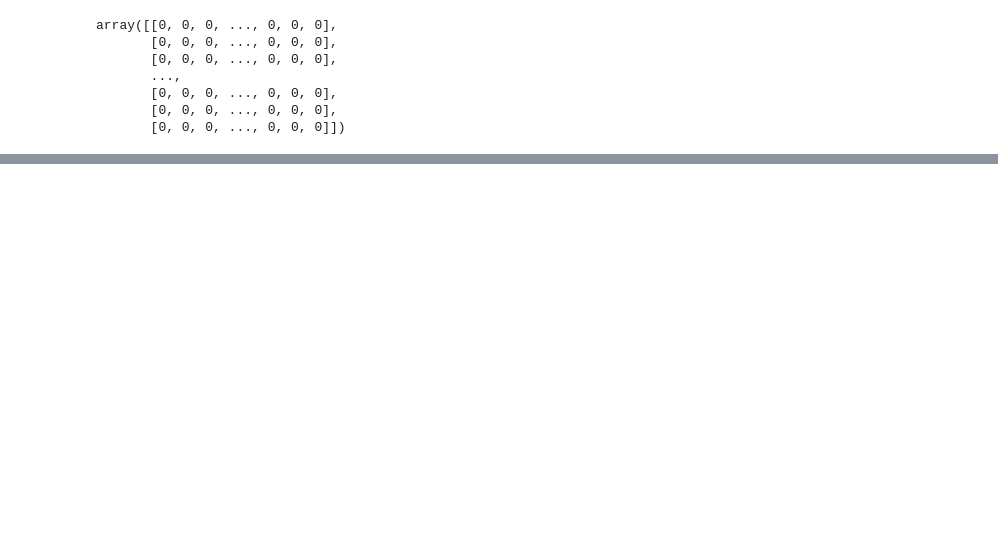
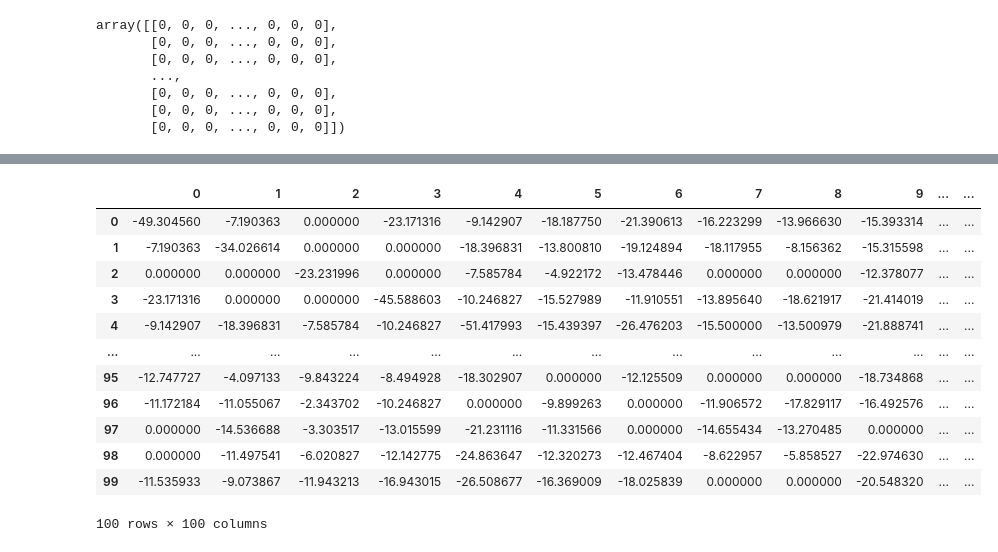
Before and after one commit to ThanosApostolou/aics-pattern-recognition, a Jupyter notebook: IMDB.ipynb, the cells around one changed output, grey strips where cells are left out. Saved outputs shown, nothing was run; the diff lists cells and outputs as text; code cells hidden in the pictures; blank space fills up the shorter version.

```diff
--- a/IMDB.ipynb
+++ b/IMDB.ipynb
@@ -374,0 +436,18 @@ print(labels)
+# %%
+df_cosine = pd.DataFrame(Dist_cosine)
+df_cosine = df_cosine.replace(np.nan, 0)
+df_cosine
+# %% [output]
+|  | 0 | 1 | 2 | 3 | 4 | 5 | 6 | 7 | 8 | 9 | ... | ... |
+| 0 | -49.304560 | -7.190363 | 0.000000 | -23.171316 | -9.142907 | -18.187750 | -21.390613 | -16.223299 | -13.966630 | -15.393314 | ... | ... |
+| 1 | -7.190363 | -34.026614 | 0.000000 | 0.000000 | -18.396831 | -13.800810 | -19.124894 | -18.117955 | -8.156362 | -15.315598 | ... | ... |
+| 2 | 0.000000 | 0.000000 | -23.231996 | 0.000000 | -7.585784 | -4.922172 | -13.478446 | 0.000000 | 0.000000 | -12.378077 | ... | ... |
+| 3 | -23.171316 | 0.000000 | 0.000000 | -45.588603 | -10.246827 | -15.527989 | -11.910551 | -13.895640 | -18.621917 | -21.414019 | ... | ... |
+| 4 | -9.142907 | -18.396831 | -7.585784 | -10.246827 | -51.417993 | -15.439397 | -26.476203 | -15.500000 | -13.500979 | -21.888741 | ... | ... |
+| ... | ... | ... | ... | ... | ... | ... | ... | ... | ... | ... | ... | ... |
+| 95 | -12.747727 | -4.097133 | -9.843224 | -8.494928 | -18.302907 | 0.000000 | -12.125509 | 0.000000 | 0.000000 | -18.734868 | ... | ... |
+| 96 | -11.172184 | -11.055067 | -2.343702 | -10.246827 | 0.000000 | -9.899263 | 0.000000 | -11.906572 | -17.829117 | -16.492576 | ... | ... |
+| 97 | 0.000000 | -14.536688 | -3.303517 | -13.015599 | -21.231116 | -11.331566 | 0.000000 | -14.655434 | -13.270485 | 0.000000 | ... | ... |
+| 98 | 0.000000 | -11.497541 | -6.020827 | -12.142775 | -24.863647 | -12.320273 | -12.467404 | -8.622957 | -5.858527 | -22.974630 | ... | ... |
+| 99 | -11.535933 | -9.073867 | -11.943213 | -16.943015 | -26.508677 | -16.369009 | -18.025839 | 0.000000 | 0.000000 | -20.548320 | ... | ... |
+100 rows × 100 columns
```
Also changed, not shown: parts of 20 cells of this notebook.
